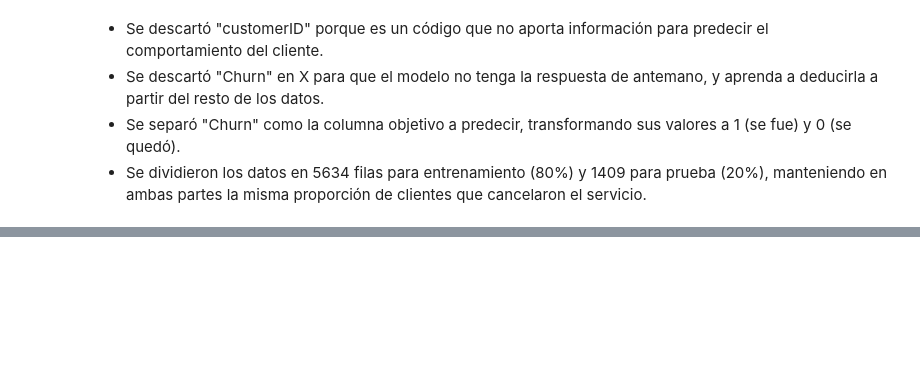
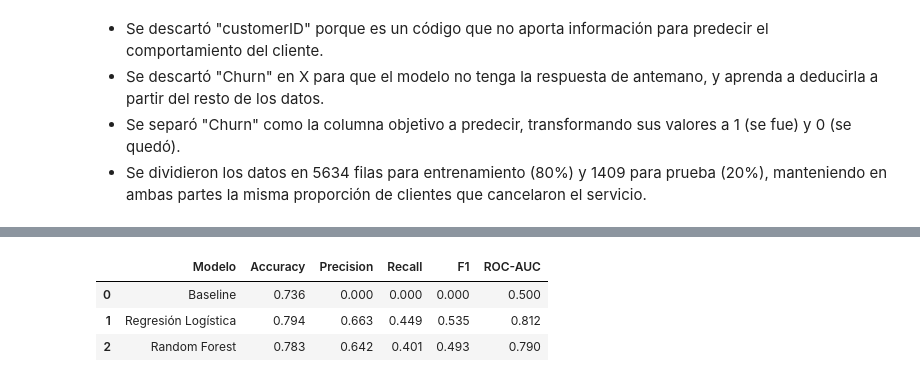
Before and after one commit to santiagoham/proyecto_churn, a Jupyter notebook: notebooks/preparacion.ipynb, the cells around one changed output, grey strips where cells are left out. Drawn from its saved outputs; the diff is of its cells as text; code cells hidden in the pictures; blank space fills up the shorter version.

Commit message:
Agregar entrenamiento y comparación de modelos

```diff
--- a/notebooks/preparacion.ipynb
+++ b/notebooks/preparacion.ipynb
@@ -116,0 +233,6 @@ Interpretación del modelo base (Regresión Logística)
+# %%
+# Para calcular ROC-AUC usando las probabilidades del modelo
+
+y_prob_logistico = modelo_logistico.predict_proba(X_test)[:, 1]
+
+print("ROC-AUC:", roc_auc_score(y_test, y_prob_logistico))
@@ -116,0 +258,4 @@ Interpretación del modelo base (Regresión Logística)
+# %%
+# Para entrenar el modelo Random Forest
+
+modelo_random_forest.fit(X_train, y_train)
@@ -116,0 +281,4 @@ Interpretación del modelo base (Regresión Logística)
+# %%
+# Para generar las predicciones sobre el conjunto de prueba
+
+y_pred_random_forest = modelo_random_forest.predict(X_test)
@@ -116,0 +307,6 @@ Interpretación del modelo base (Regresión Logística)
+# %%
+# Para calcular ROC-AUC usando las probabilidades del modelo
+
+y_prob_random_forest = modelo_random_forest.predict_proba(X_test)[:, 1]
+
+print("ROC-AUC:", roc_auc_score(y_test, y_prob_random_forest))
@@ -116,0 +325,38 @@ Interpretación del modelo base (Regresión Logística)
+# %%
+# Para comparar los resultados de los tres modelos
+
+resultados = pd.DataFrame({
+    "Modelo": ["Baseline", "Regresión Logística", "Random Forest"],
+    "Accuracy": [
+        accuracy_score(y_test, y_pred_baseline),
+        accuracy_score(y_test, y_pred_logistico),
+        accuracy_score(y_test, y_pred_random_forest)
+    ],
+    "Precision": [
+        precision_score(y_test, y_pred_baseline, zero_division=0),
+        precision_score(y_test, y_pred_logistico, zero_division=0),
+        precision_score(y_test, y_pred_random_forest, zero_division=0)
+    ],
+    "Recall": [
+        recall_score(y_test, y_pred_baseline, zero_division=0),
+        recall_score(y_test, y_pred_logistico, zero_division=0),
+        recall_score(y_test, y_pred_random_forest, zero_division=0)
+    ],
+    "F1": [
+        f1_score(y_test, y_pred_baseline, zero_division=0),
+        f1_score(y_test, y_pred_logistico, zero_division=0),
+        f1_score(y_test, y_pred_random_forest, zero_division=0)
+    ],
+    "ROC-AUC": [
+        roc_auc_score(y_test, y_prob_baseline),
+        roc_auc_score(y_test, y_prob_logistico),
+        roc_auc_score(y_test, y_prob_random_forest)
+    ]
+})
+
+resultados.round(3)
+# %% [output]
+|  | Modelo | Accuracy | Precision | Recall | F1 | ROC-AUC |
+| 0 | Baseline | 0.736 | 0.000 | 0.000 | 0.000 | 0.500 |
+| 1 | Regresión Logística | 0.794 | 0.663 | 0.449 | 0.535 | 0.812 |
+| 2 | Random Forest | 0.783 | 0.642 | 0.401 | 0.493 | 0.790 |
```
Also changed, not shown: parts of 42 cells of this notebook, 2 other files.
